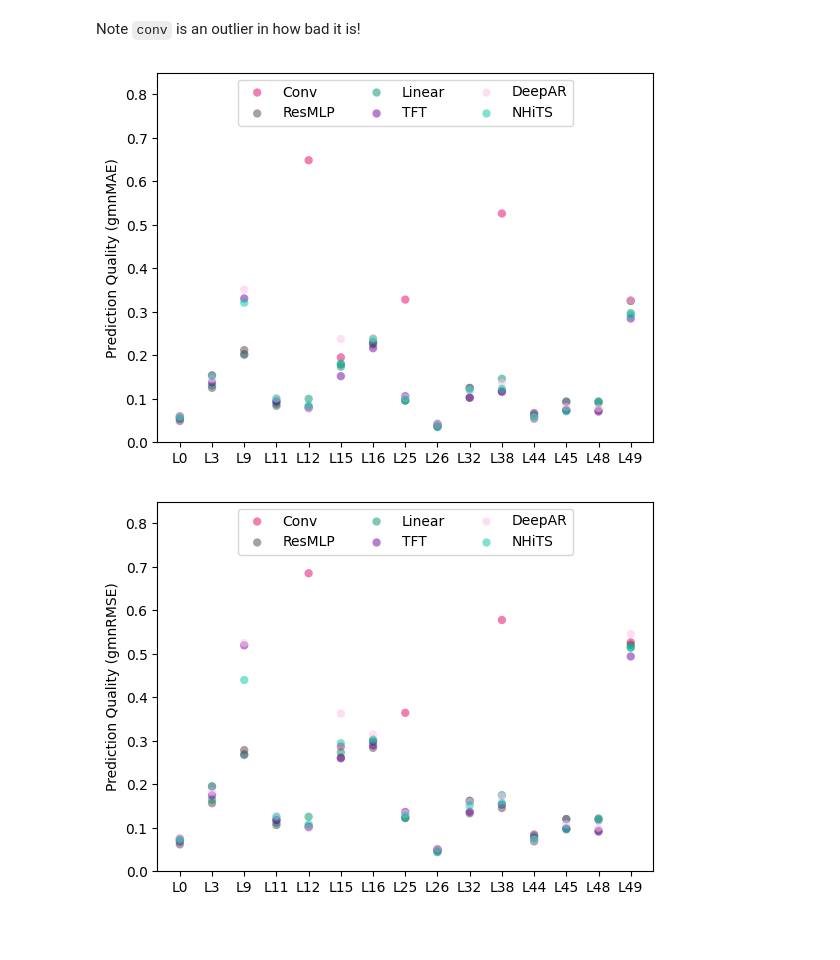
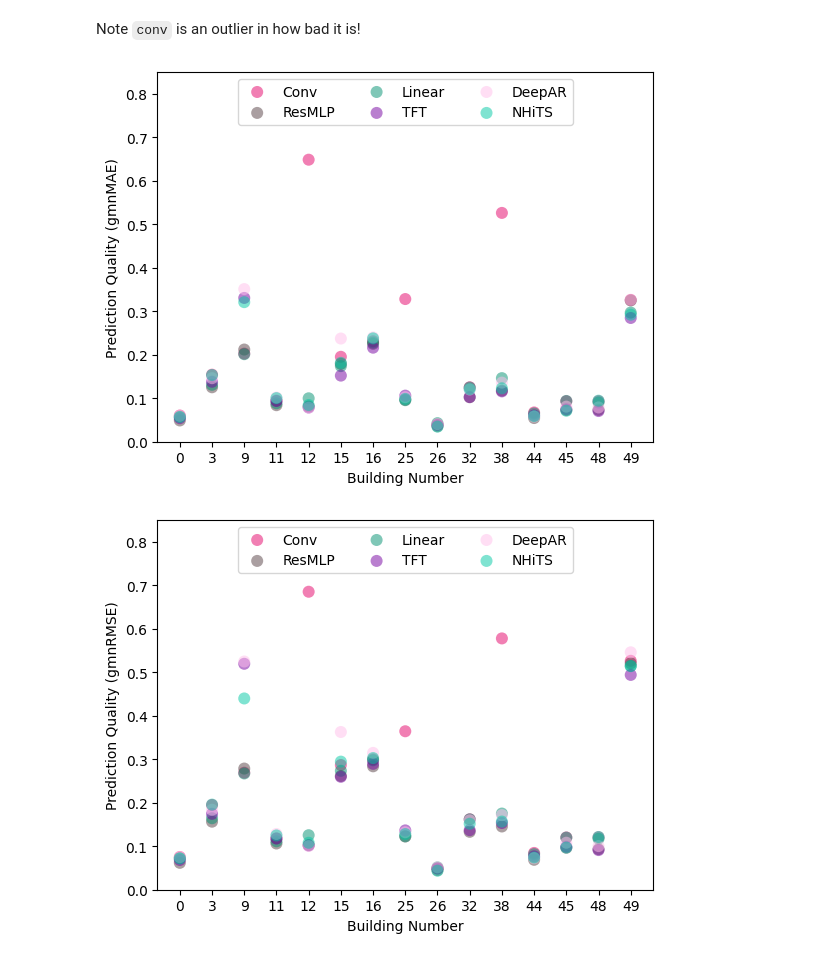
Before and after one commit to EECi/Annex_37, a Jupyter notebook: plots/plot_model_comparisons.ipynb, the cells around one changed output. Cells and saved outputs as stored; diff of their text form; code cells hidden in the pictures; blank space fills up the shorter version.

Commit message:
Improve plot formatting

```diff
--- a/plots/plot_model_comparisons.ipynb
+++ b/plots/plot_model_comparisons.ipynb
@@ -39,8 +39,8 @@ for metric in ['gmnMAE','gmnRMSE']:
     fig, ax = plt.subplots()
     ax.set_box_aspect(1.5)
     for i,model in enumerate(models):
-        ax.scatter(range(2),comp_results[(comp_results['Model Name']==model) & (comp_results['Metric']==metric)][columns[:2]],label=model_names[i],color=eeci_colors[i], alpha=0.5, edgecolors='none')
-    plt.xticks(range(2),columns[:2])
+        ax.scatter(range(2),comp_results[(comp_results['Model Name']==model) & (comp_results['Metric']==metric)][columns[:2]],label=model_names[i],color=eeci_colors[i], alpha=0.5, edgecolors='none',s=75)
+    plt.xticks(range(2),['Price','Carbon'])
     plt.ylim(0,0.11)
     plt.xlim(-0.5,1.5)
     plt.ylabel(f'Prediction Quality ({metric})')
@@ -54,13 +54,14 @@ Note `conv` is an outlier in how bad it is!
 # %%
 for metric in ['gmnMAE','gmnRMSE']:
     fig, ax = plt.subplots()
     for i,model in enumerate(models):
-        ax.scatter(range(len(UCam_ids)),comp_results[(comp_results['Model Name']==model) & (comp_results['Metric']==metric)][columns[2:]],label=model_names[i],color=eeci_colors[i], alpha=0.5, edgecolors='none')
-    plt.xticks(range(len(UCam_ids)),columns[2:])
+        ax.scatter(range(len(UCam_ids)),comp_results[(comp_results['Model Name']==model) & (comp_results['Metric']==metric)][columns[2:]],label=model_names[i],color=eeci_colors[i], alpha=0.5, edgecolors='none',s=75)
+    plt.xticks(range(len(UCam_ids)),UCam_ids)
     plt.ylim(0,0.85)
     plt.ylabel(f'Prediction Quality ({metric})')
+    plt.xlabel('Building Number')
     plt.legend(loc='upper center', bbox_to_anchor=(0.5, 1), ncol=3, fancybox=True)
     plt.show()
 # %% [output]
-[figure, old version]
+[figure, new version]
-[figure, old version]
+[figure, new version]
```
Also changed, not shown: parts of 1 cell of this notebook, 1 other file.
